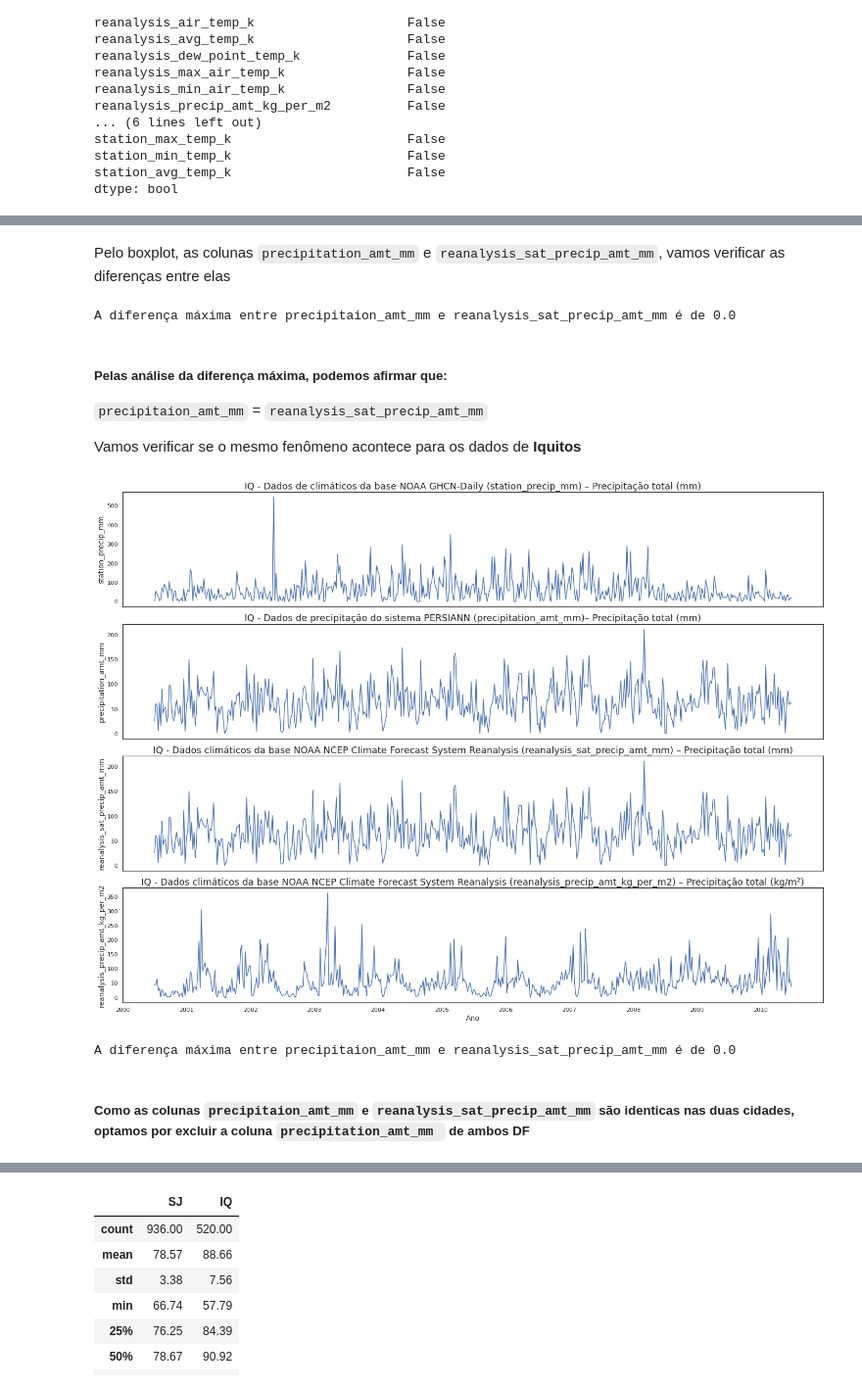
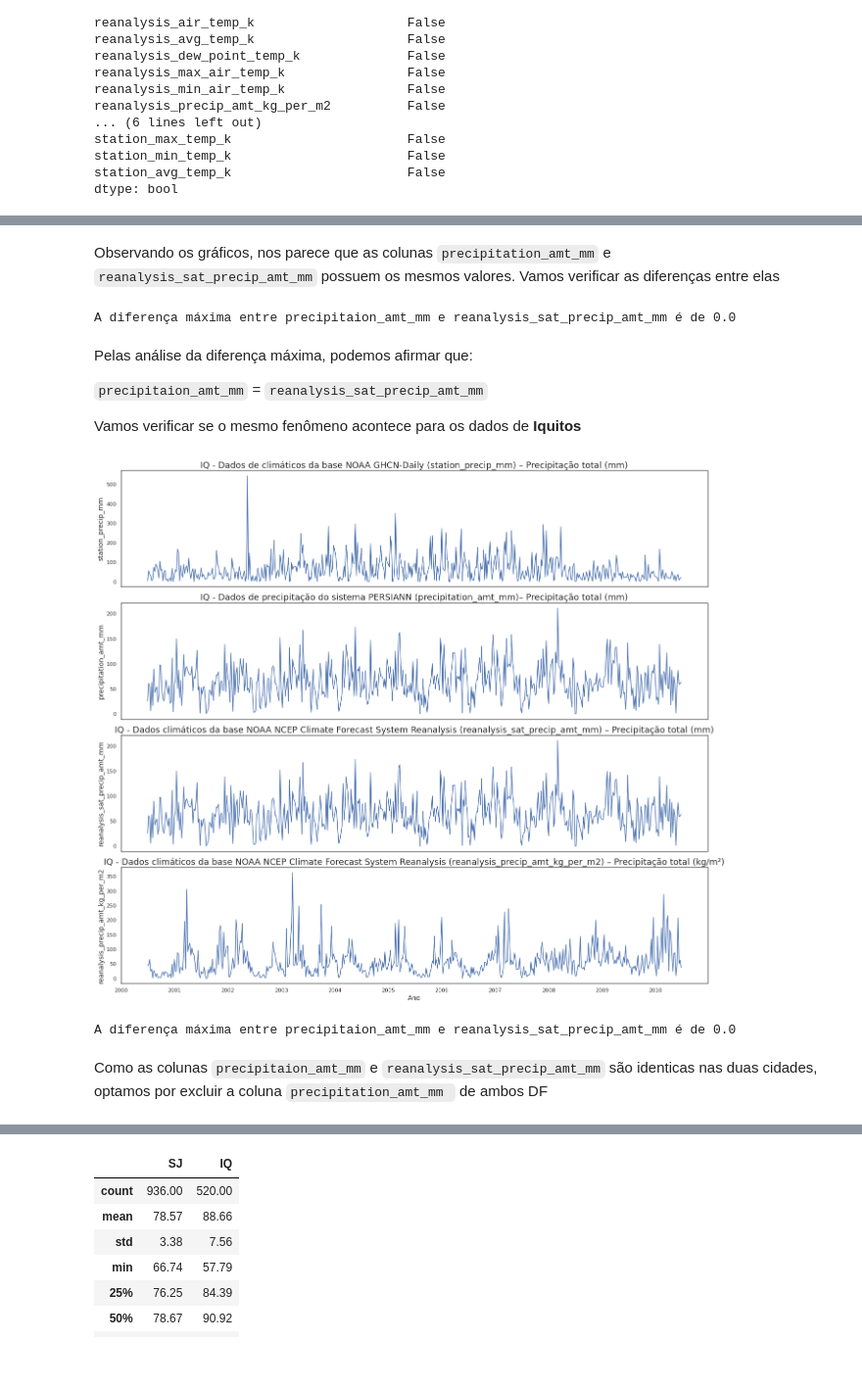
Before and after one commit to ciencia-dados-ifsp-grupo5/DengAI, a Jupyter notebook: notebooks/dengAI.ipynb, the cells around one changed output, grey strips where cells are left out. Shown at 98% size. Saved outputs shown, nothing was run; the diff lists cells and outputs as text; code cells hidden in the pictures; blank space fills up the shorter version.

```diff
--- a/notebooks/dengAI.ipynb
+++ b/notebooks/dengAI.ipynb
@@ -389,3 +388,3 @@ plt.show()
 # %% [markdown]
-Pelo boxplot, as colunas `precipitation_amt_mm` e `reanalysis_sat_precip_amt_mm`, vamos verificar as diferenças entre elas
+Observando os gráficos, nos parece que as colunas `precipitation_amt_mm` e `reanalysis_sat_precip_amt_mm` possuem os mesmos valores. Vamos verificar as diferenças entre elas
 # %%
@@ -393,40 +393,40 @@ print(f'A diferença máxima entre precipitaion_amt_mm e reanalysis_sat_precip_a
 # %% [output]
 A diferença máxima entre precipitaion_amt_mm e reanalysis_sat_precip_amt_mm é de 0.0
 # %% [markdown]
-##### Pelas análise da diferença máxima, podemos afirmar que:
+Pelas análise da diferença máxima, podemos afirmar que:
 
 `precipitaion_amt_mm` = `reanalysis_sat_precip_amt_mm`
 
 Vamos verificar se o mesmo fenômeno acontece para os dados de **Iquitos**
 # %%
-fig, axs = plt.subplots(4, sharex=True, figsize=(20,15))
+fig, axs = plt.subplots(4, sharex=True, figsize=(18,16))
 
 sns.lineplot(data = iq_features, y = 'station_precip_mm', x = 'week_start_date', ax = axs[0])
 axs[0].set_title('IQ - Dados de climáticos da base NOAA GHCN-Daily (station_precip_mm) – Precipitação total (mm)' )
 axs[0].set_xlabel('')
 
 sns.lineplot(data = iq_features, y = 'precipitation_amt_mm', x = 'week_start_date',  ax=axs[1])
 axs[1].set_title('IQ - Dados de precipitação do sistema PERSIANN (precipitation_amt_mm)– Precipitação total (mm)')
 axs[1].set_xlabel('')
 
 sns.lineplot(data = iq_features, y = 'reanalysis_sat_precip_amt_mm', x = 'week_start_date',  ax=axs[2])
 axs[2].set_title('IQ - Dados climáticos da base NOAA NCEP Climate Forecast System Reanalysis (reanalysis_sat_precip_amt_mm) – Precipitação total (mm)')
 axs[2].set_xlabel('')
 
 sns.lineplot(data = iq_features, y = 'reanalysis_precip_amt_kg_per_m2', x = 'week_start_date',  ax=axs[3])
 axs[3].set_title('IQ - Dados climáticos da base NOAA NCEP Climate Forecast System Reanalysis (reanalysis_precip_amt_kg_per_m2) – Precipitação total (kg/m²)')
 axs[3].set_xlabel('Ano')
 
 plt.tight_layout()
-
 plt.show()
 
-print(f'A diferença máxima entre precipitaion_amt_mm e reanalysis_sat_precip_amt_mm é de {(iq_features.precipitation_amt_mm  - iq_features.reanalysis_sat_precip_amt_mm ).max()}')
+diferenca_colunas = iq_features.precipitation_amt_mm - iq_features.reanalysis_sat_precip_amt_mm
+print(f'A diferença máxima entre precipitaion_amt_mm e reanalysis_sat_precip_amt_mm é de {diferenca_colunas.max()}')
 # %% [output]
-[figure, old version]
+[figure, new version]
 A diferença máxima entre precipitaion_amt_mm e reanalysis_sat_precip_amt_mm é de 0.0
 # %% [markdown]
-##### Como as colunas `precipitaion_amt_mm` e `reanalysis_sat_precip_amt_mm` são identicas nas duas cidades, optamos por excluir a coluna `precipitation_amt_mm ` de ambos DF
+Como as colunas `precipitaion_amt_mm` e `reanalysis_sat_precip_amt_mm` são identicas nas duas cidades, optamos por excluir a coluna `precipitation_amt_mm ` de ambos DF
 # %%
 iq_features.drop(columns = 'precipitation_amt_mm', inplace = True)
 sj_features.drop(columns = 'precipitation_amt_mm', inplace = True)
```
Also changed, not shown: parts of 51 cells of this notebook.
